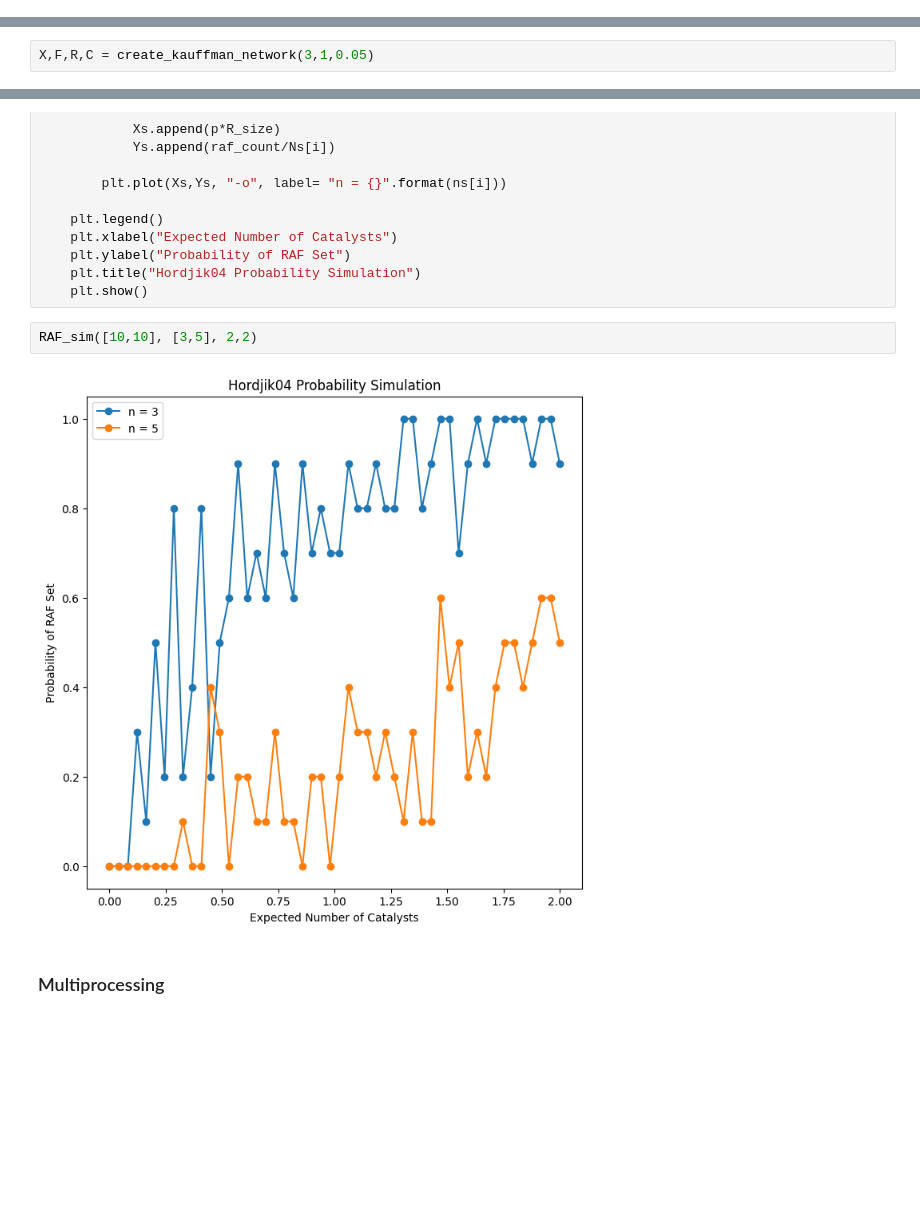
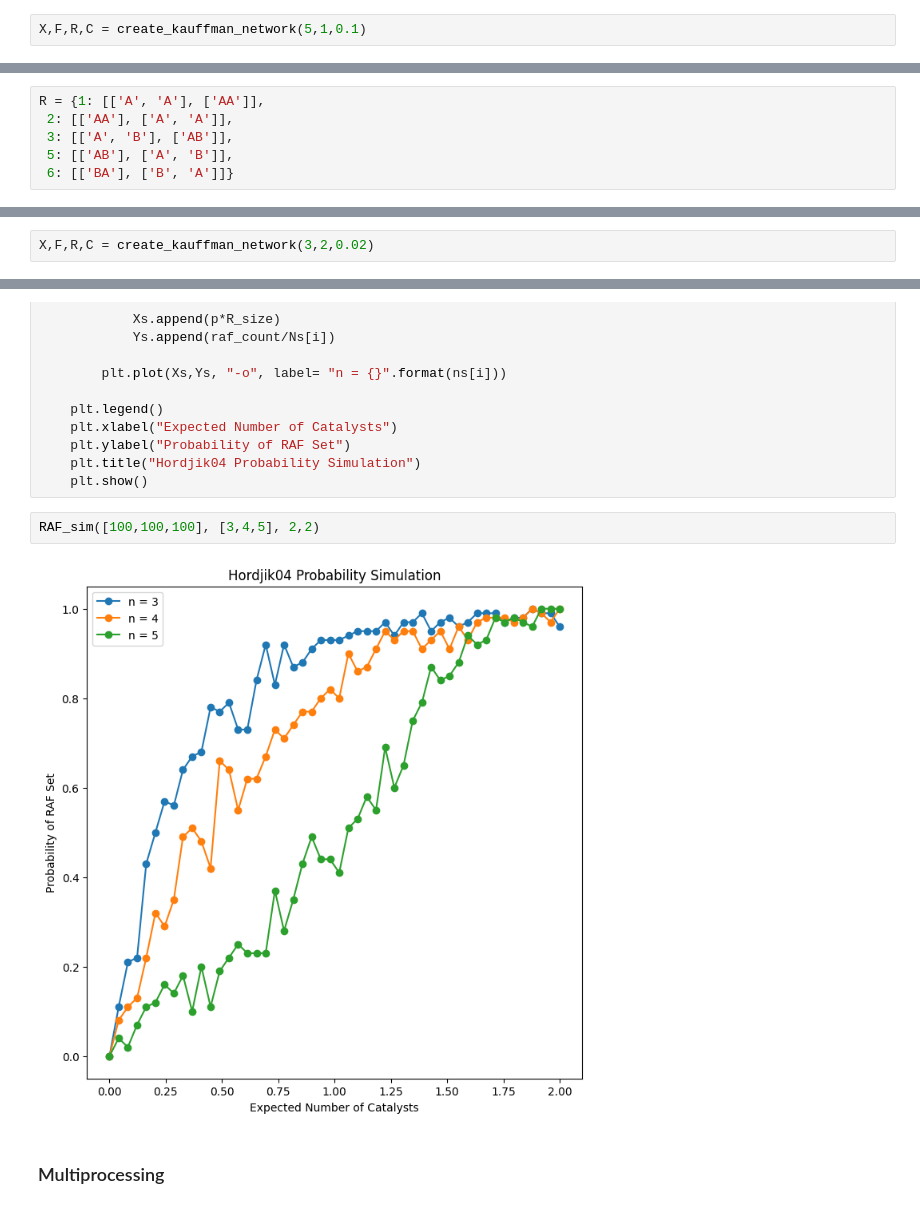
Before and after one commit to VJ-Varanasi/Autocatalytic-Reaction-Networks, a Jupyter notebook: hordjik04.ipynb, the cells around one changed output, grey strips where cells are left out. Drawn from its saved outputs; the diff is of its cells as text; blank space fills up the shorter version.

```diff
--- a/hordjik04.ipynb
+++ b/hordjik04.ipynb
@@ -67,2 +109,4 @@ def create_kauffman_network (n, t, p, k = 2):
 
     return (X, F, R, C)
+# %%
+X,F,R,C = create_kauffman_network(5,1,0.1)
@@ -150,3 +218,9 @@ def Rsupp (R):
             if j not in supp:
                 supp.append(j)
     return(supp)
+# %%
+R = {1: [['A', 'A'], ['AA']],
+ 2: [['AA'], ['A', 'A']],
+ 3: [['A', 'B'], ['AB']],
+ 5: [['AB'], ['A', 'B']],
+ 6: [['BA'], ['B', 'A']]}
@@ -285,4 +371,4 @@ RAF(X,F,R,C)
 # %% [markdown]
 ## Kauffman Model
 # %%
-X,F,R,C = create_kauffman_network(3,1,0.05)
+X,F,R,C = create_kauffman_network(3,2,0.02)
@@ -328,9 +418,9 @@ def RAF_sim(Ns, ns, t, f_max, reps=50):
     plt.title("Hordjik04 Probability Simulation")
     plt.show()
 # %%
-RAF_sim([10,10], [3,5], 2,2)
+RAF_sim([100,100,100], [3,4,5], 2,2)
 # %% [output]
-[figure, old version]
+[figure, new version]
 # %% [markdown]
 ### Multiprocessing
 # %%
```
Also changed, not shown: parts of 17 cells of this notebook.
